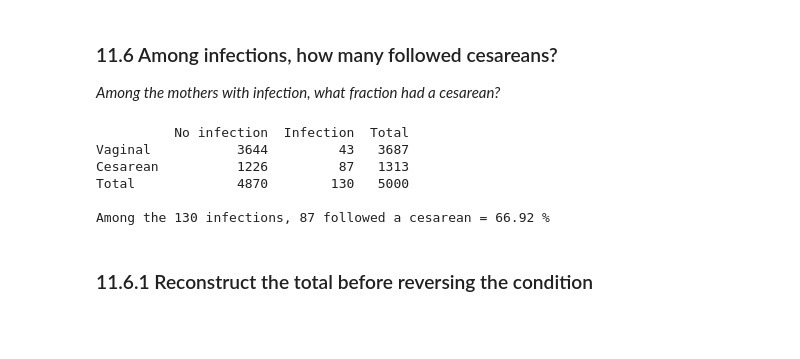
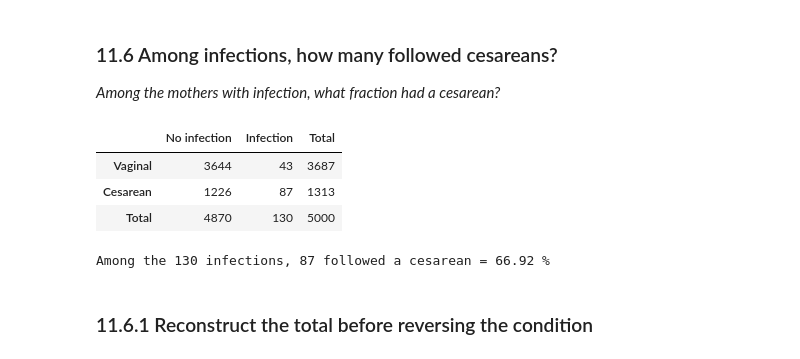
Before and after one commit to marcelosilva2604/data-science-ml-ai-in-health-volume-1, a Jupyter notebook: chapters/ch11/ch11_probability_en.ipynb, the cells around one changed output. Cells and saved outputs as stored; diff of their text form; code cells hidden in the pictures; blank space fills up the shorter version.

```diff
--- a/chapters/ch11/ch11_probability_en.ipynb
+++ b/chapters/ch11/ch11_probability_en.ipynb
@@ -190,19 +189,18 @@ P(C) x P(H|C) x P(I|C and H) = 0.0028 ; direct count: 0.0028
 # %%
 # 1. The table: rows are the delivery type, columns are infection
 table = pd.crosstab(df["cesarean"], df["infection"], margins=True, margins_name="Total")
 table.index = ["Vaginal", "Cesarean", "Total"]              # rows
 table.columns = ["No infection", "Infection", "Total"]      # columns
-print(table)
+display(table)                                             # mostra a tabela formatada
 
 # 2. Counting directly among the infected mothers
 print()
 print("Among the", n_infection, "infections,", infected_cesarean, "followed a cesarean =", round(100 * infected_cesarean / n_infection, 2), "%")
 # %% [output]
+|  | No infection | Infection | Total |
+| Vaginal | 3644 | 43 | 3687 |
+| Cesarean | 1226 | 87 | 1313 |
+| Total | 4870 | 130 | 5000 |
-          No infection  Infection  Total
-Vaginal           3644         43   3687
-Cesarean          1226         87   1313
-Total             4870        130   5000
-
 Among the 130 infections, 87 followed a cesarean = 66.92 %
 # %% [markdown]
 ### 11.6.1 Reconstruct the total before reversing the condition
```
Also changed, not shown: parts of 1 cell of this notebook, 2 other files.
